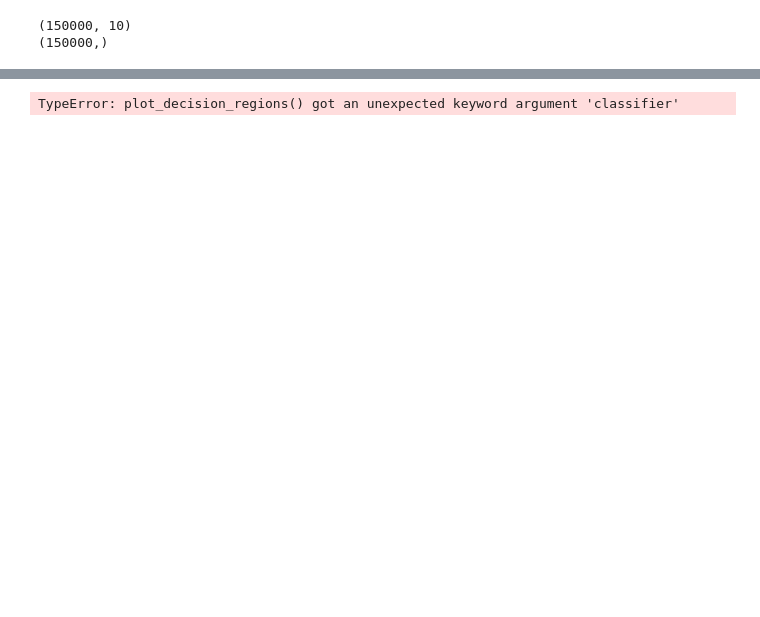
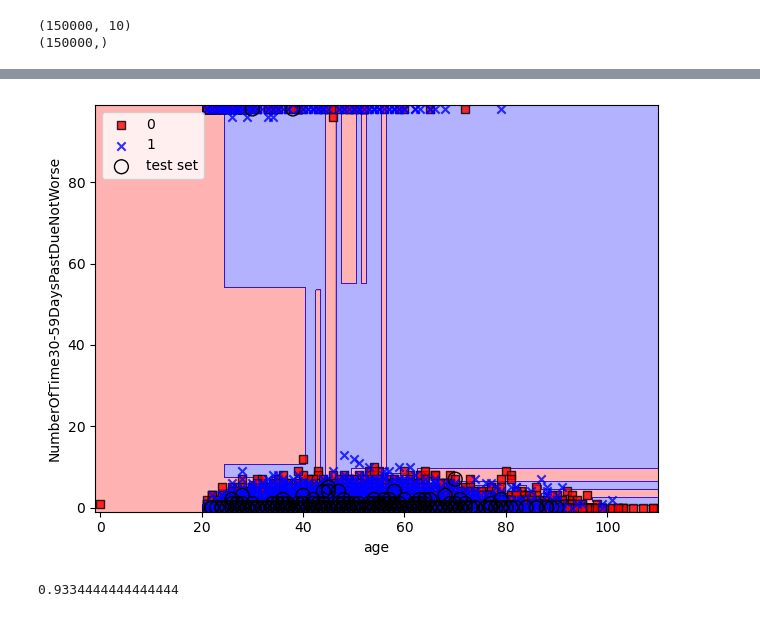
Before and after one commit to limchoosiong/Give-Me-Some-Credit, a Jupyter notebook: Code/classifier.ipynb, the cells around one changed output, grey strips where cells are left out. Drawn from its saved outputs; the diff is of its cells as text; code cells hidden in the pictures; blank space fills up the shorter version.

```diff
--- a/Code/classifier.ipynb
+++ b/Code/classifier.ipynb
@@ -236,25 +157,28 @@ TypeError: plot_decision_regions() got an unexpected keyword argument 'classifie
 # %%
 #Decision Tree (Chp3, pg94)
+import matplotlib
 from sklearn.tree import DecisionTreeClassifier
+import matplotlib.pyplot as plt
 
 tree_model = DecisionTreeClassifier(criterion='gini',
                                     max_depth=100,
                                     random_state=1)
 tree_model.fit(X_train, y_train)
 
 X_combined = np.vstack((X_train, X_test))
 y_combined = np.hstack((y_train, y_test))
 
 plot_decision_regions(X_combined, y_combined,
-                      classifier=tree_model, test_idx=range(105, 150))
+                      classifier=tree_model, test_idx=range(149500, 150000))
 
 plt.xlabel('age')
 plt.ylabel('NumberOfTime30-59DaysPastDueNotWorse')
 plt.legend(loc='upper left')
 plt.tight_layout()
 plt.show()
 
 score = tree_model.score(X_test, y_test)
 score
 # %% [output]
+[figure, added]
-TypeError: plot_decision_regions() got an unexpected keyword argument 'classifier'
+0.9334444444444444
```
Also changed, not shown: parts of 9 cells of this notebook.
